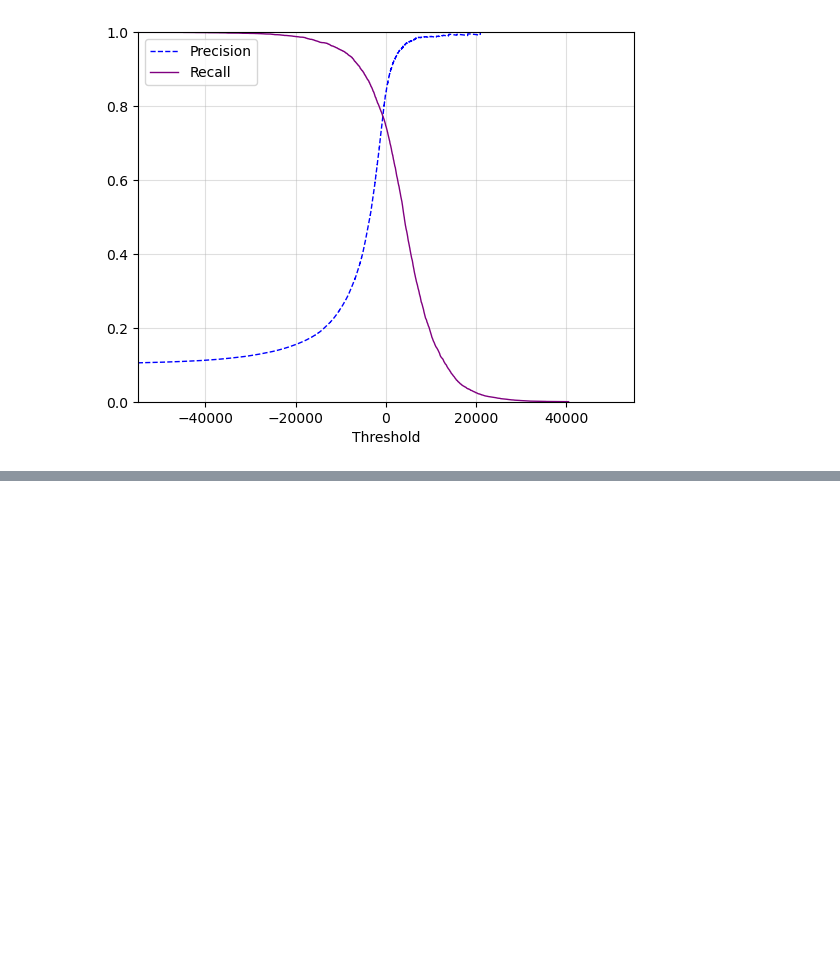
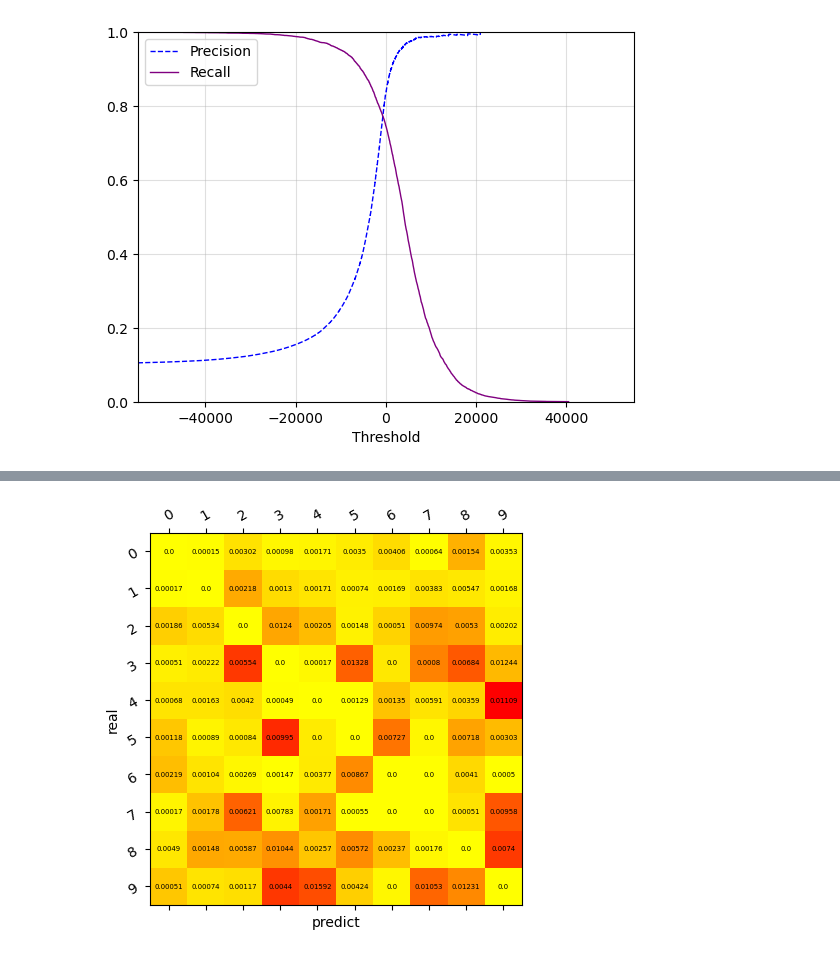
Before and after one commit to ChauserMondieu/machine_learning, a Jupyter notebook: chapters/classification.ipynb, the cells around one changed output, grey strips where cells are left out. Drawn from its saved outputs; the diff is of its cells as text; code cells hidden in the pictures; blank space fills up the shorter version.

```diff
--- a/chapters/classification.ipynb
+++ b/chapters/classification.ipynb
@@ -241,0 +348,14 @@ plot_precision_recall(precision, recalls, threshold)
+# %%
+norm_conf_mat = conf_mat / conf_mat.sum(axis=1, keepdims=True)
+np.fill_diagonal(norm_conf_mat, 0)
+plt.matshow(norm_conf_mat, cmap=plt.get_cmap('autumn_r'))
+plt.xticks(range(len(norm_conf_mat)),np.arange(0,10,1),rotation=30)
+plt.yticks(range(len(norm_conf_mat[0])),np.arange(0,10,1),rotation=30)
+plt.xlabel("predict")
+plt.ylabel('real')
+for x_pos, val in enumerate(norm_conf_mat):
+    for y_pos , vals in enumerate(val):
+        plt.text(x_pos, y_pos, np.round(vals,5),
+                 va='center',ha='center',fontsize=5)
+# %% [output]
+[figure, added]
```
Also changed, not shown: parts of 28 cells of this notebook, 5 other files.
